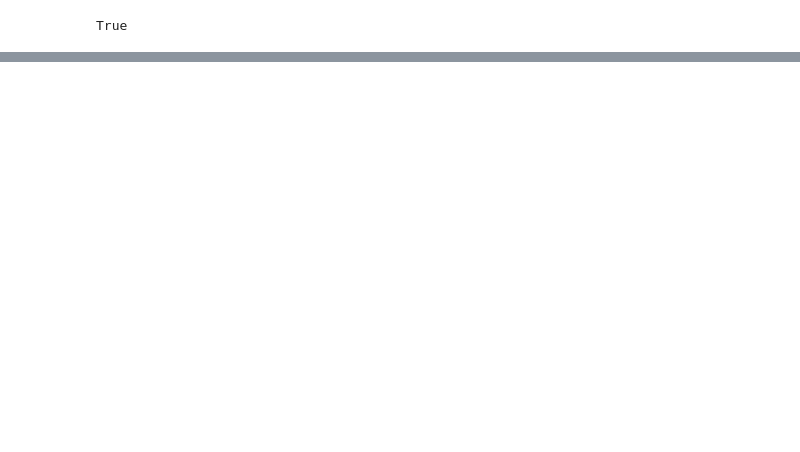
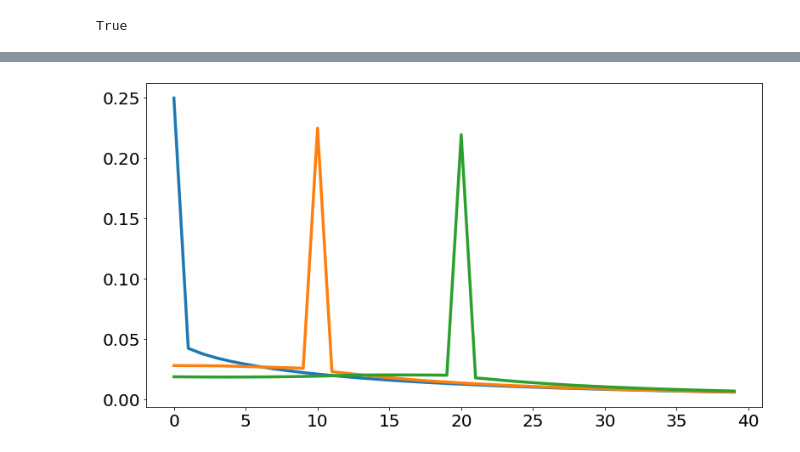
Before and after one commit to thomasmikaelsen/Julia-HANK, a Jupyter notebook: Auclert-Rognlie-Straub/Lecture1Python.ipynb, the cells around one changed output, grey strips where cells are left out. Saved outputs shown, nothing was run; the diff lists cells and outputs as text; code cells hidden in the pictures; blank space fills up the shorter version.

```diff
--- a/Auclert-Rognlie-Straub/Lecture1Python.ipynb
+++ b/Auclert-Rognlie-Straub/Lecture1Python.ipynb
@@ -632,0 +716,4 @@ array([[0.4850996 , 0.95378775, 0.90403595, 0.85945355, 0.818771  ],
+# %%
+plt.plot(Js['C']['T'][:40, [0, 10, 20]]);
+# %% [output]
+[figure, added]
```
Also changed, not shown: parts of 58 cells of this notebook, 3 other files.
